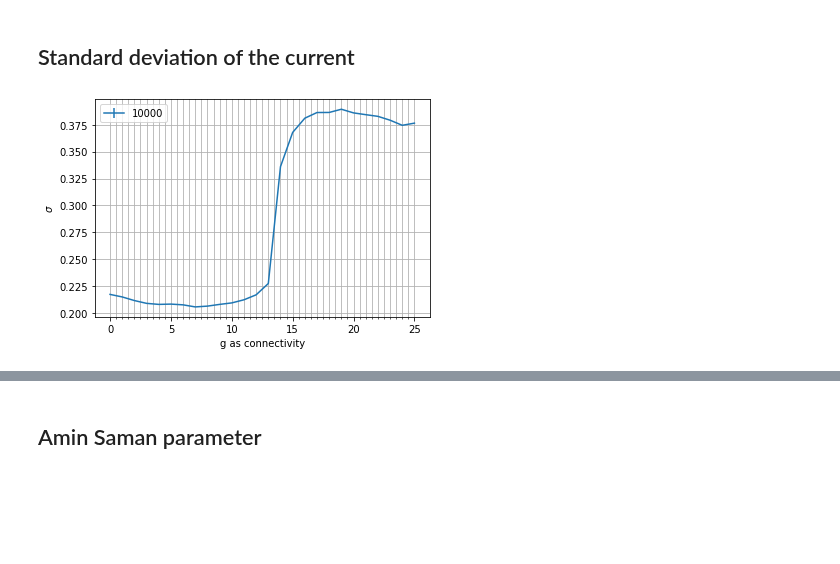
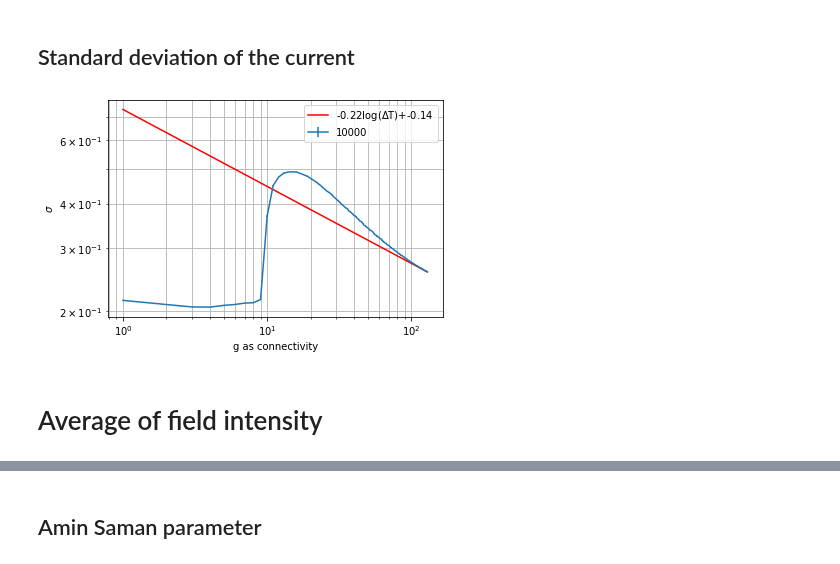
Before and after one commit to mmehrani/master_thesis, a Jupyter notebook: scripts/all_neurons_model_in_one_place/averaging_on_ensembles.ipynb, the cells around one changed output, grey strips where cells are left out. Cells and saved outputs as stored; diff of their text form; code cells hidden in the pictures; blank space fills up the shorter version.

Commit message:
version 1.0 of our code released

```diff
--- a/scripts/all_neurons_model_in_one_place/averaging_on_ensembles.ipynb
+++ b/scripts/all_neurons_model_in_one_place/averaging_on_ensembles.ipynb
@@ -4,7 +4,7 @@ import matplotlib.pyplot as plt
 import os
 # from tqdm import
 # %%
-connectivity_min, connectivity_max = 0.1,65
+connectivity_min, connectivity_max = 0.1,130
 random_input_span = (9.5,13.5)
 # random_input_span = (1.2,2.8)
 
@@ -13,10 +13,10 @@ delay = 0.1
 alpha = 20
 
 current_models = ['IF','Rotational','Non_repulsive_rotational']
-neuron_model = current_models[1]
+neuron_model = current_models[2]
 
 model_folder_name = neuron_model+'_ensembles'
-version = '_cluster_computed'
+version = '_v1.0'
 # %% [markdown]
 # Capture related ensembles
 # %%
@@ -36,6 +40,7 @@ alpha_folder_name = 'alpha_{}'.format(alpha)
 sigma_glossary_dict = {}
 amin_saman_param_glossary_dict = {}
 mean_periods_arr_dict = {}
+field_average_glossary_dict = {}
 # %%
 for g_folder in desired_g_folders:
     g_d_path = os.path.join(target_path, g_folder, delay_folder_name, alpha_folder_name)
@@ -47,6 +52,7 @@ for g_folder in desired_g_folders:
         sigma_glossary_dict[g] = []
         mean_periods_arr_dict[g] = []
         amin_saman_param_glossary_dict[g] = []
+        field_average_glossary_dict[g] = []
 
     except: #if the given connectivity and delay has not been measured even once
         continue
@@ -56,6 +62,9 @@ for g_folder in desired_g_folders:
         with open( os.path.join(ensemble_path,'sigma.txt') ) as file:
             sigma = float( file.readline() )
             sigma_glossary_dict[g].append( sigma )
+        with open( os.path.join(ensemble_path,'field_average.txt') ) as file:
+            field_avg = float( file.readline() )
+            field_average_glossary_dict[g].append( field_avg )
 
 #         if neuron_model == 'Rotational' or neuron_model == 'Non_repulsive_rotational' : #if not does not exist
         if neuron_model == 'Rotational' or neuron_model == 'Non_repulsive_rotational': #if not does not exist
@@ -71,20 +80,38 @@ g_list = list(sigma_glossary_dict.keys())
 g_list.sort()
 sigma_mean = [ np.mean(sigma_glossary_dict[g]) for g in g_list ]
 sigma_err = [ np.var(sigma_glossary_dict[g])**(0.5) for g in g_list ]
+# %%
+x = g_list
+y = sigma_mean
+
+sample_length = int( len(x)/20 )
+x_log = np.log10(x)[-sample_length:]
+y_log = np.log10(y)[-sample_length:]
+
+trend_curve = x**(np.polyfit(x_log,y_log,1)[0]) * 10**(np.polyfit(x_log,y_log,1)[1])
+slope, shift = np.polyfit(x_log,y_log,1)
 # %%
 fig = plt.figure()
 ax = fig.subplots()
+
+ax.set_xscale("log")
+ax.set_yscale("log")
+
 ax.errorbar(x = g_list, y = sigma_mean, yerr = sigma_err, label = str(num_neurons))
+ax.plot(x, trend_curve,'r-',label = '{:.2f}log($\Delta$T)+{:.2f}'.format(slope,shift))
 
 plt.legend()
 # ax.set_title('$\sigma$')
 ax.set_xlabel('g as connectivity')
 ax.set_ylabel('$\sigma$')
 
-ax.set_xticks( np.arange(g_list[0], g_list[-1], 0.5 ), minor = True)
+# ax.set_xticks( np.arange(g_list[0], g_list[-1], 0.5 ), minor = True)
 
 ax.grid(which='both')
 
+
 fig.savefig(os.path.join(target_path,'sigma_g_{}_{}.png'.format(connectivity_min, connectivity_max)) )
 # %% [output]
-[figure, old version]
+[figure, new version]
+# %% [markdown]
+# Average of field intensity
```
Also changed, not shown: parts of 11 cells of this notebook, 9 other files.
